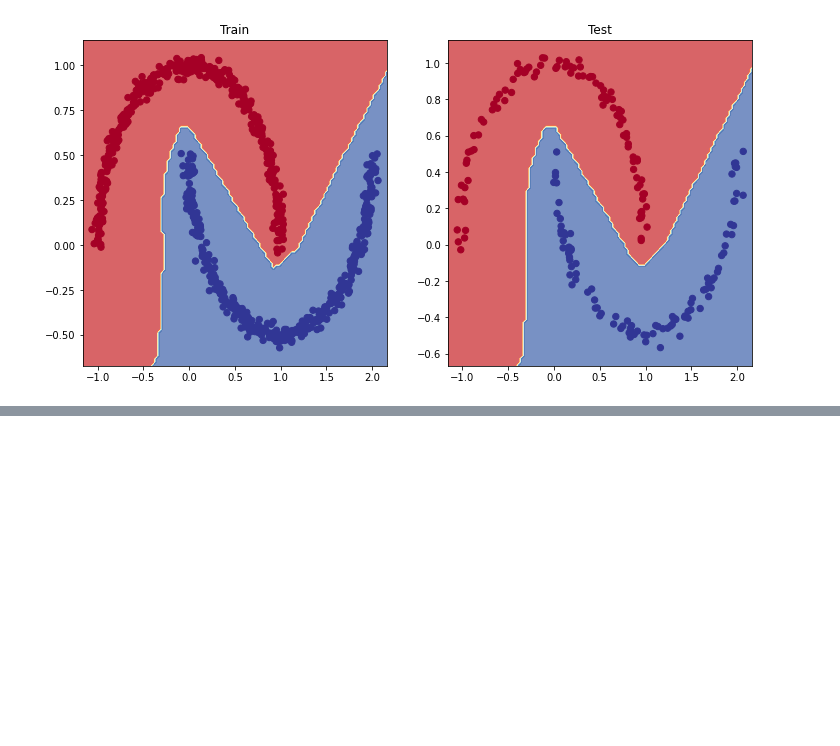
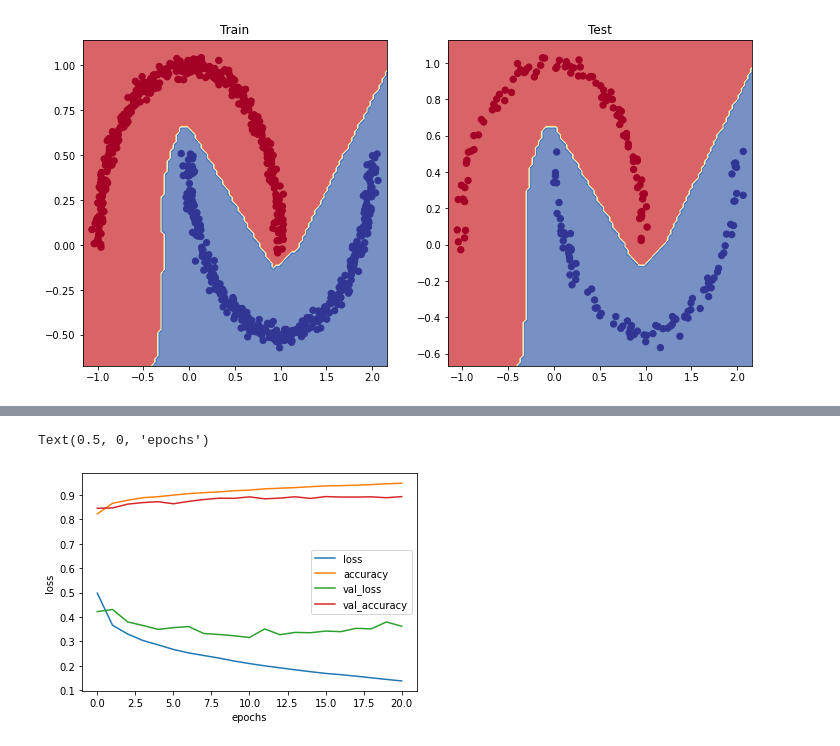
Before and after one commit to JonasHagstrom79/Tensorflow, a Jupyter notebook: 02_neural_network_classification_with_tensorflow.ipynb, the cells around one changed output, grey strips where cells are left out. Cells and saved outputs as stored; diff of their text form; code cells hidden in the pictures; blank space fills up the shorter version.

```diff
--- a/02_neural_network_classification_with_tensorflow.ipynb
+++ b/02_neural_network_classification_with_tensorflow.ipynb
@@ -2062,0 +2075,37 @@ doing binary classifcation...
+# %%
+# Create the model, we already know the best learning rate, I will add more hidden layers and neurons
+
+# Set random seed
+tf.random.set_seed(42)
+
+# Create the callback
+callback = tf.keras.callbacks.EarlyStopping(monitor="val_loss", mode="min", patience=10)
+
+# Gradually reduce the learning rate during training
+lr_schedule = tf.keras.optimizers.schedules.InverseTimeDecay(
+    0.001,
+    decay_steps=1e4//500*1000,
+    decay_rate=1,
+    staircase=False
+)
+
+# Create the model
+model_task_4 = tf.keras.Sequential([
+  tf.keras.layers.Flatten(input_shape=(28,28)),
+  tf.keras.layers.Dense(100, activation="relu"),
+  tf.keras.layers.Dense(100, activation="relu"),
+  tf.keras.layers.Dense(100, activation="relu"),
+  tf.keras.layers.Dense(10, activation="softmax")
+])
+
+# Compile the model
+model_task_4.compile(loss=tf.keras.losses.SparseCategoricalCrossentropy(),
+                     optimizer=tf.keras.optimizers.Adam(lr_schedule),
+                     metrics=["accuracy"])
+
+# Fit the model
+history_task_4 = model_task_4.fit(train_data_norm,
+                                  train_labels,
+                                  epochs=1000,
+                                  callbacks=[callback],
+                                  validation_data=(test_data_norm, test_labels))
@@ -2062,0 +2130,8 @@ doing binary classifcation...
+# %%
+# Plot the history
+pd.DataFrame(history_task_4.history).plot()
+plt.ylabel("loss")
+plt.xlabel("epochs")
+# %% [output]
+Text(0.5, 0, 'epochs')
+[figure, added]
```
Also changed, not shown: parts of 9 cells of this notebook.
